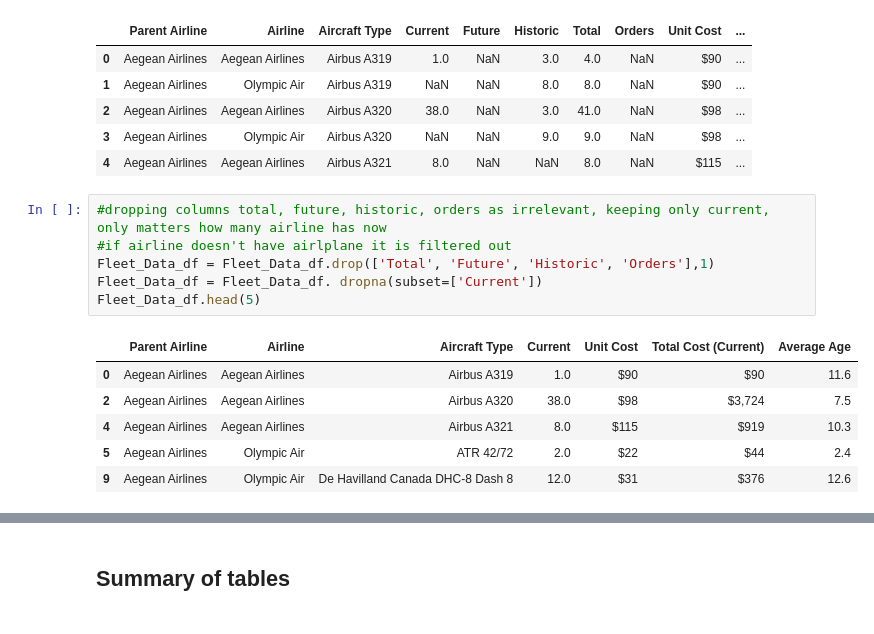
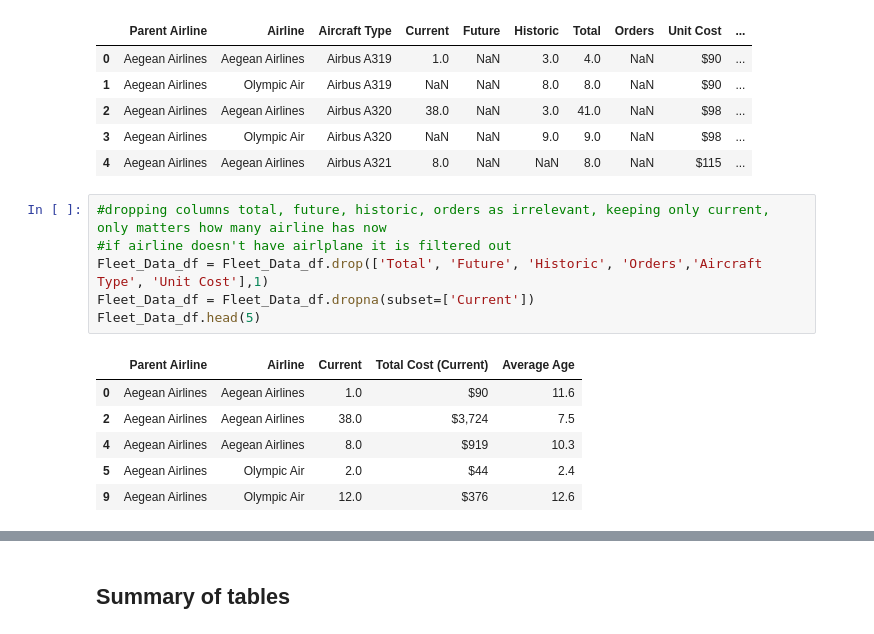
Before and after one commit to Alexlamp/final_project_group1, a Jupyter notebook: Data_ETL.ipynb, the cells around one changed output, grey strips where cells are left out. Saved outputs shown, nothing was run; the diff lists cells and outputs as text.

```diff
--- a/Data_ETL.ipynb
+++ b/Data_ETL.ipynb
@@ -399,16 +708,16 @@ Fleet_Data_df.head(5)
 # %%
 #dropping columns total, future, historic, orders as irrelevant, keeping only current, only matters how many airline has now
 #if airline doesn't have airlplane it is filtered out
-Fleet_Data_df = Fleet_Data_df.drop(['Total', 'Future', 'Historic', 'Orders'],1)
-Fleet_Data_df = Fleet_Data_df. dropna(subset=['Current'])
+Fleet_Data_df = Fleet_Data_df.drop(['Total', 'Future', 'Historic', 'Orders','Aircraft Type', 'Unit Cost'],1)
+Fleet_Data_df = Fleet_Data_df.dropna(subset=['Current'])
 Fleet_Data_df.head(5)
 # %% [output]
-|  | Parent Airline | Airline | Aircraft Type | Current | Unit Cost | Total Cost (Current) | Average Age |
-| 0 | Aegean Airlines | Aegean Airlines | Airbus A319 | 1.0 | $90 | $90 | 11.6 |
-| 2 | Aegean Airlines | Aegean Airlines | Airbus A320 | 38.0 | $98 | $3,724 | 7.5 |
-| 4 | Aegean Airlines | Aegean Airlines | Airbus A321 | 8.0 | $115 | $919 | 10.3 |
-| 5 | Aegean Airlines | Olympic Air | ATR 42/72 | 2.0 | $22 | $44 | 2.4 |
-| 9 | Aegean Airlines | Olympic Air | De Havilland Canada DHC-8 Dash 8 | 12.0 | $31 | $376 | 12.6 |
+|  | Parent Airline | Airline | Current | Total Cost (Current) | Average Age |
+| 0 | Aegean Airlines | Aegean Airlines | 1.0 | $90 | 11.6 |
+| 2 | Aegean Airlines | Aegean Airlines | 38.0 | $3,724 | 7.5 |
+| 4 | Aegean Airlines | Aegean Airlines | 8.0 | $919 | 10.3 |
+| 5 | Aegean Airlines | Olympic Air | 2.0 | $44 | 2.4 |
+| 9 | Aegean Airlines | Olympic Air | 12.0 | $376 | 12.6 |
 # %%
 for column in Fleet_Data_df:
     null_nr = Fleet_Data_df[column].isnull().sum()
```
Also changed, not shown: parts of 88 cells of this notebook.
